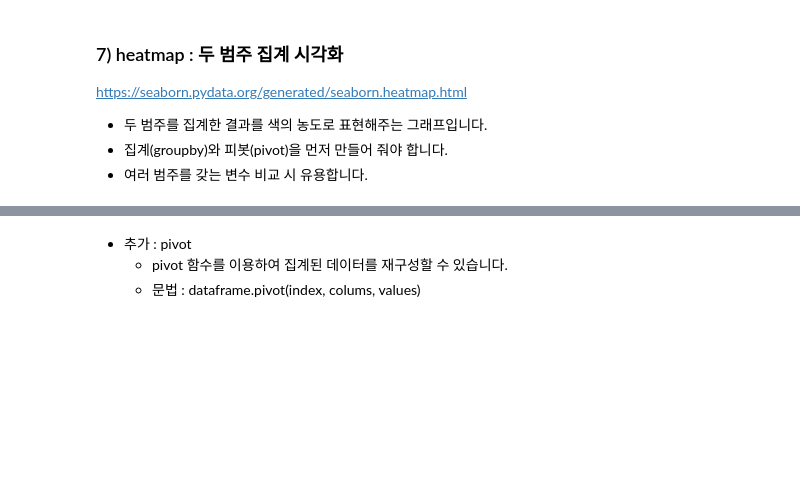
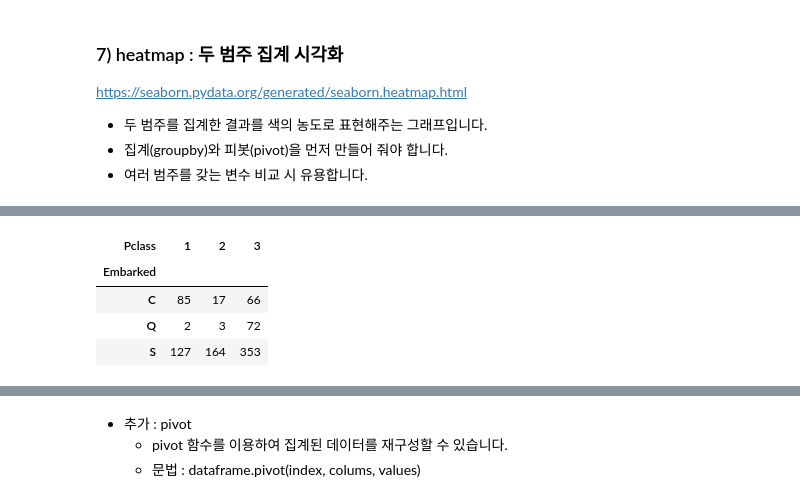
Before and after one commit to yeonsu98/KT-AIVLE-Python, a Jupyter notebook: 20220811/06과 seaborn 다양한 차트들.ipynb, the cells around one changed output, grey strips where cells are left out. Drawn from its saved outputs; the diff is of its cells as text; code cells hidden in the pictures; blank space fills up the shorter version.

```diff
--- a/20220811/06과 seaborn 다양한 차트들.ipynb
+++ b/20220811/06과 seaborn 다양한 차트들.ipynb
@@ -159,3 +248,12 @@ https://seaborn.pydata.org/generated/seaborn.heatmap.html
+# %%
+temp2 = temp1.pivot('Embarked','Pclass', 'PassengerId')
+temp2
+# %% [output]
+| Pclass | 1 | 2 | 3 |
+| Embarked |  |  |  |
+| C | 85 | 17 | 66 |
+| Q | 2 | 3 | 72 |
+| S | 127 | 164 | 353 |
 # %%
 temp1 = titanic.groupby(['Embarked','Pclass'], as_index = False)['PassengerId'].count()
 temp2 = temp1.pivot('Embarked','Pclass', 'PassengerId')
```
Also changed, not shown: parts of 22 cells of this notebook, 1 other file.
